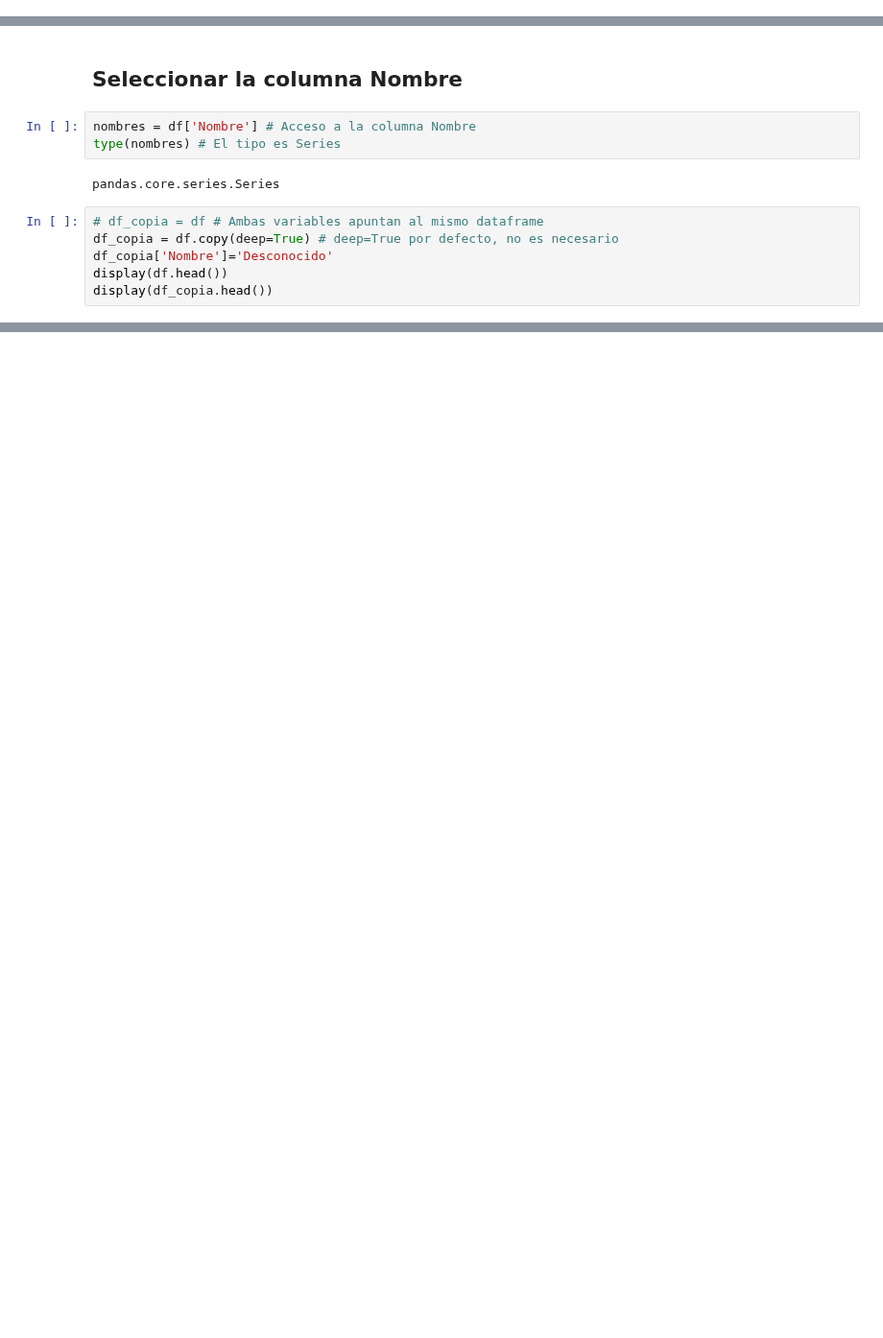
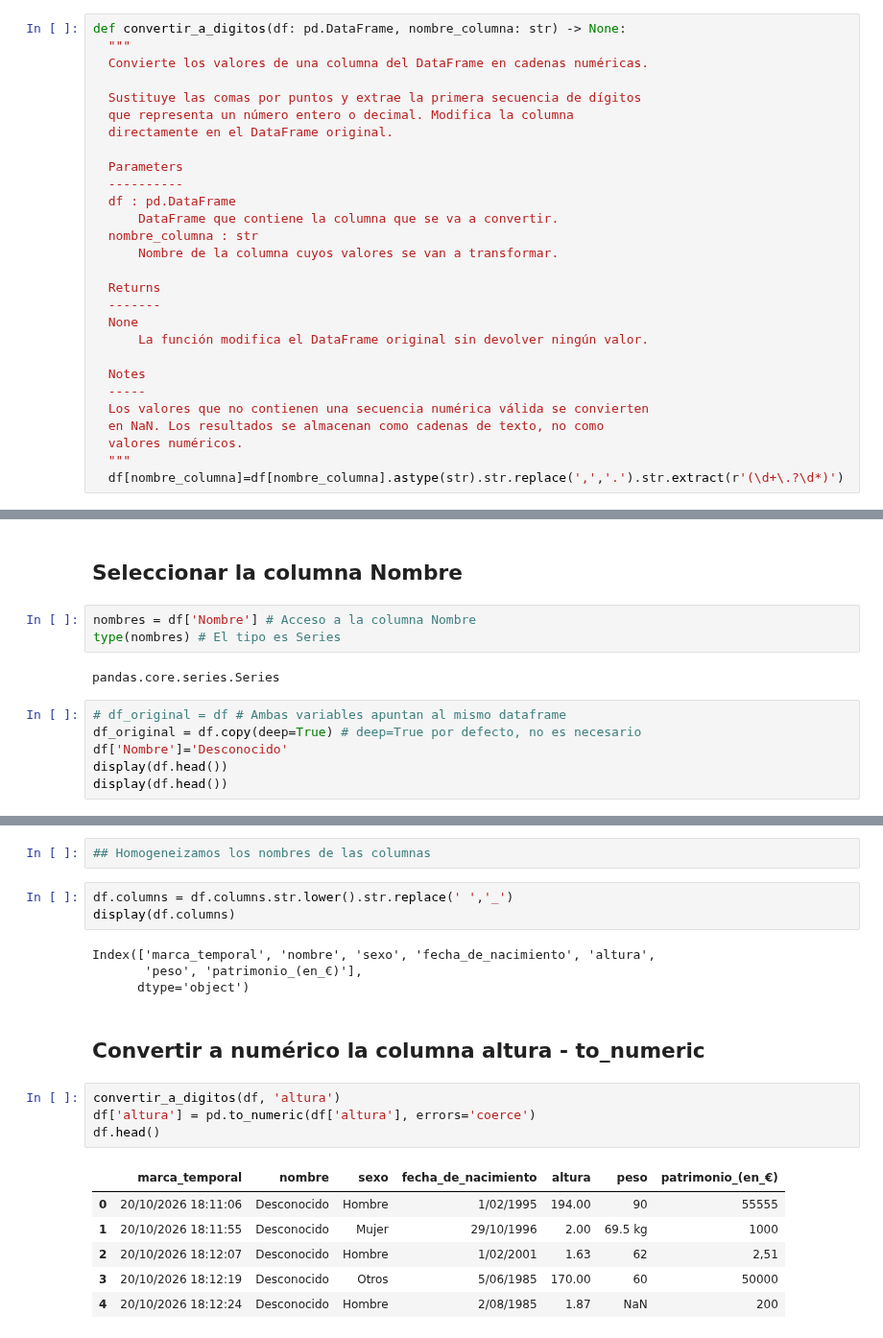
Before and after one commit to fpaniaguapython/INAEM_202610_PCAD_EJERCICIOS, a Jupyter notebook: CTA_PCAD_202610_Ejercicio_01.ipynb, the cells around one changed output, grey strips where cells are left out. Shown at 96% size. Saved outputs shown, nothing was run; the diff lists cells and outputs as text; blank space fills up the shorter version.

```diff
--- a/CTA_PCAD_202610_Ejercicio_01.ipynb
+++ b/CTA_PCAD_202610_Ejercicio_01.ipynb
@@ -3 +5,29 @@
+# %%
+def convertir_a_digitos(df: pd.DataFrame, nombre_columna: str) -> None:
+  """
+  Convierte los valores de una columna del DataFrame en cadenas numéricas.
+
+  Sustituye las comas por puntos y extrae la primera secuencia de dígitos
+  que representa un número entero o decimal. Modifica la columna
+  directamente en el DataFrame original.
+
+  Parameters
+  ----------
+  df : pd.DataFrame
+      DataFrame que contiene la columna que se va a convertir.
+  nombre_columna : str
+      Nombre de la columna cuyos valores se van a transformar.
+
+  Returns
+  -------
+  None
+      La función modifica el DataFrame original sin devolver ningún valor.
+
+  Notes
+  -----
+  Los valores que no contienen una secuencia numérica válida se convierten
+  en NaN. Los resultados se almacenan como cadenas de texto, no como
+  valores numéricos.
+  """
+  df[nombre_columna]=df[nombre_columna].astype(str).str.replace(',','.').str.extract(r'(\d+\.?\d*)')
 # %%
@@ -82,10 +114,10 @@ type(nombres) # El tipo es Series
 # %% [output]
 pandas.core.series.Series
 # %%
-# df_copia = df # Ambas variables apuntan al mismo dataframe
-df_copia = df.copy(deep=True) # deep=True por defecto, no es necesario
-df_copia['Nombre']='Desconocido'
+# df_original = df # Ambas variables apuntan al mismo dataframe
+df_original = df.copy(deep=True) # deep=True por defecto, no es necesario
+df['Nombre']='Desconocido'
 display(df.head())
-display(df_copia.head())
+display(df.head())
 # %% [output]
 |  | Marca temporal | Nombre | Sexo | Fecha de nacimiento | Altura | Peso | Patrimonio (en €) |
@@ -100,3 +132,25 @@ display(df_copia.head())
 | 2 | 20/10/2026 18:12:07 | Desconocido | Hombre | 1/02/2001 | 1.63 | 62 | 2,51 |
 | 3 | 20/10/2026 18:12:19 | Desconocido | Otros | 5/06/1985 | 170 | 60 | 50000 |
 | 4 | 20/10/2026 18:12:24 | Desconocido | Hombre | 2/08/1985 | 1.87 | NaN | 200 |
+# %%
+## Homogeneizamos los nombres de las columnas
+# %%
+df.columns = df.columns.str.lower().str.replace(' ','_')
+display(df.columns)
+# %% [output]
+Index(['marca_temporal', 'nombre', 'sexo', 'fecha_de_nacimiento', 'altura',
+       'peso', 'patrimonio_(en_€)'],
+      dtype='object')
+# %% [markdown]
+## Convertir a numérico la columna altura - to_numeric
+# %%
+convertir_a_digitos(df, 'altura')
+df['altura'] = pd.to_numeric(df['altura'], errors='coerce')
+df.head()
+# %% [output]
+|  | marca_temporal | nombre | sexo | fecha_de_nacimiento | altura | peso | patrimonio_(en_€) |
+| 0 | 20/10/2026 18:11:06 | Desconocido | Hombre | 1/02/1995 | 194.00 | 90 | 55555 |
+| 1 | 20/10/2026 18:11:55 | Desconocido | Mujer | 29/10/1996 | 2.00 | 69.5 kg | 1000 |
+| 2 | 20/10/2026 18:12:07 | Desconocido | Hombre | 1/02/2001 | 1.63 | 62 | 2,51 |
+| 3 | 20/10/2026 18:12:19 | Desconocido | Otros | 5/06/1985 | 170.00 | 60 | 50000 |
+| 4 | 20/10/2026 18:12:24 | Desconocido | Hombre | 2/08/1985 | 1.87 | NaN | 200 |
```
Also changed, not shown: parts of 19 cells of this notebook, 2 other files.
